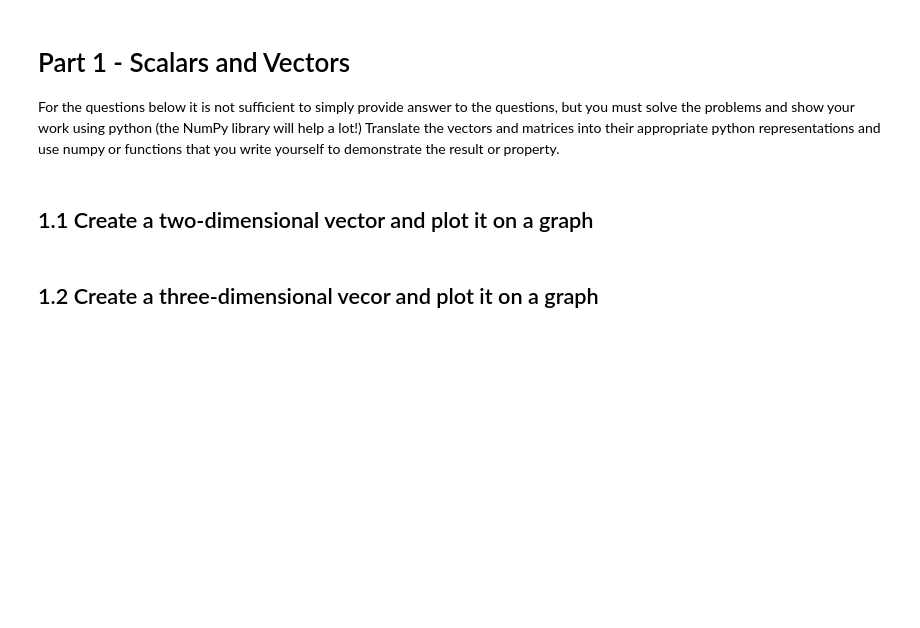
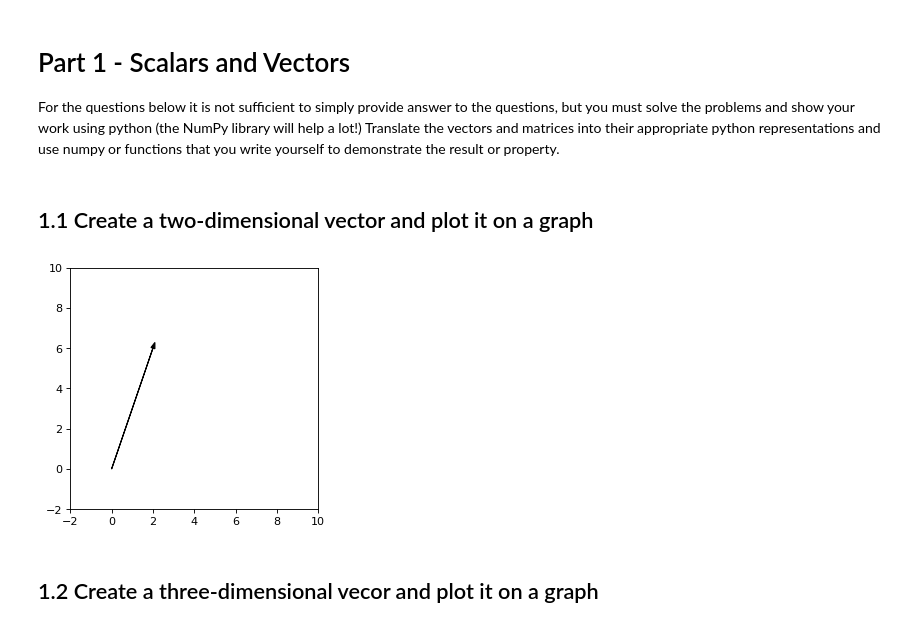
Before and after one commit to bloominstituteoftechnology/DS-Unit-1-Sprint-3-Linear-Algebra, a Jupyter notebook: module1-vectors-and-matrices/LS_DS_131_Vectors_and_Matrices_Assignment.ipynb, the cells around one changed output. Saved outputs shown, nothing was run; the diff lists cells and outputs as text; code cells hidden in the pictures; blank space fills up the shorter version.

```diff
--- a/module1-vectors-and-matrices/LS_DS_131_Vectors_and_Matrices_Assignment.ipynb
+++ b/module1-vectors-and-matrices/LS_DS_131_Vectors_and_Matrices_Assignment.ipynb
@@ -7,2 +12,16 @@ For the questions below it is not sufficient to simply provide answer to the que
+# %%
+vector_2d = [2, 6]
+
+#I want the devision width on both axes to be equal -- to see the right angle my vector forms
+#(or my math teacher will send an execution squad across the Atlantic)
+figure(num=None, figsize=(4, 4), dpi=80, facecolor='w', edgecolor='k')
+
+plt.arrow(0,0, vector_2d[0], vector_2d[1], head_width = 0.2, head_length = 0.3, color = 'black')
+plt.xlim(-2, 10)
+plt.ylim(-2, 10)
+
+plt.show()
+# %% [output]
+[figure, added]
 # %% [markdown]
 ## 1.2 Create a three-dimensional vecor and plot it on a graph
```
Also changed, not shown: parts of 34 cells of this notebook.
